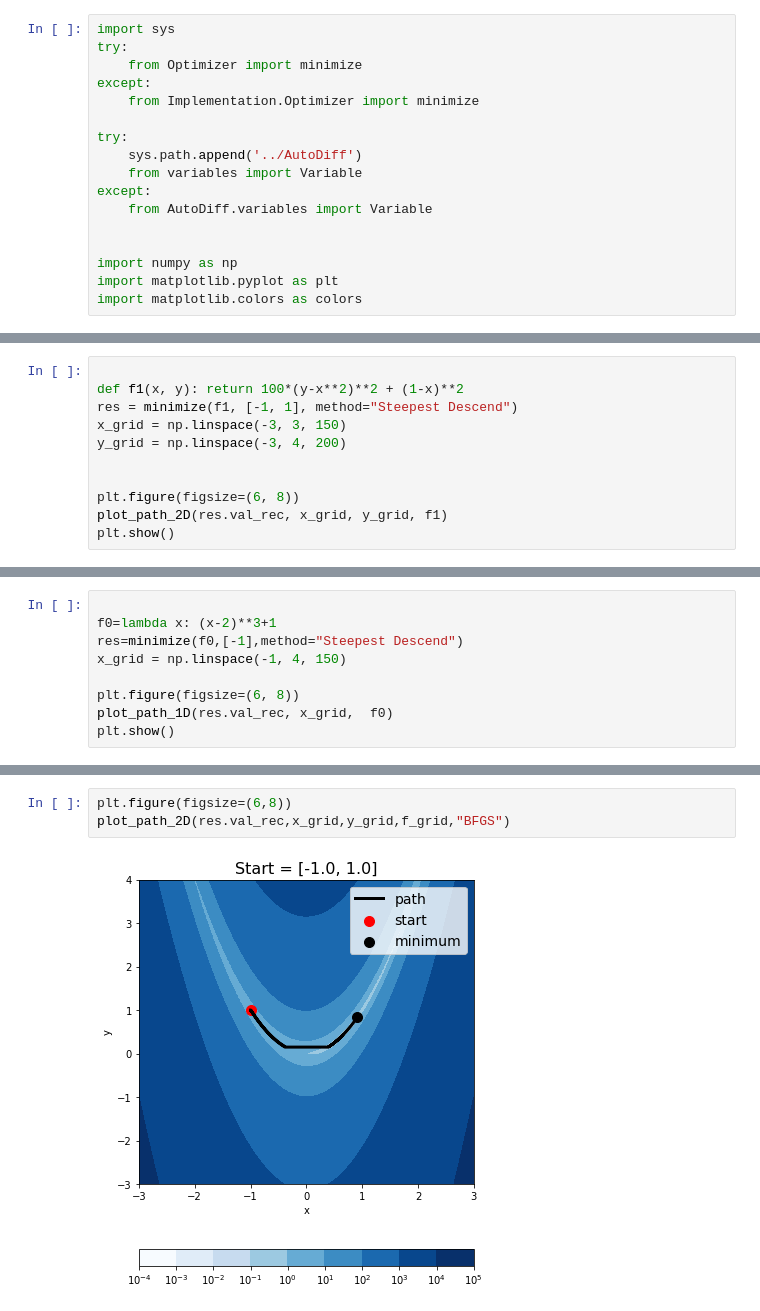
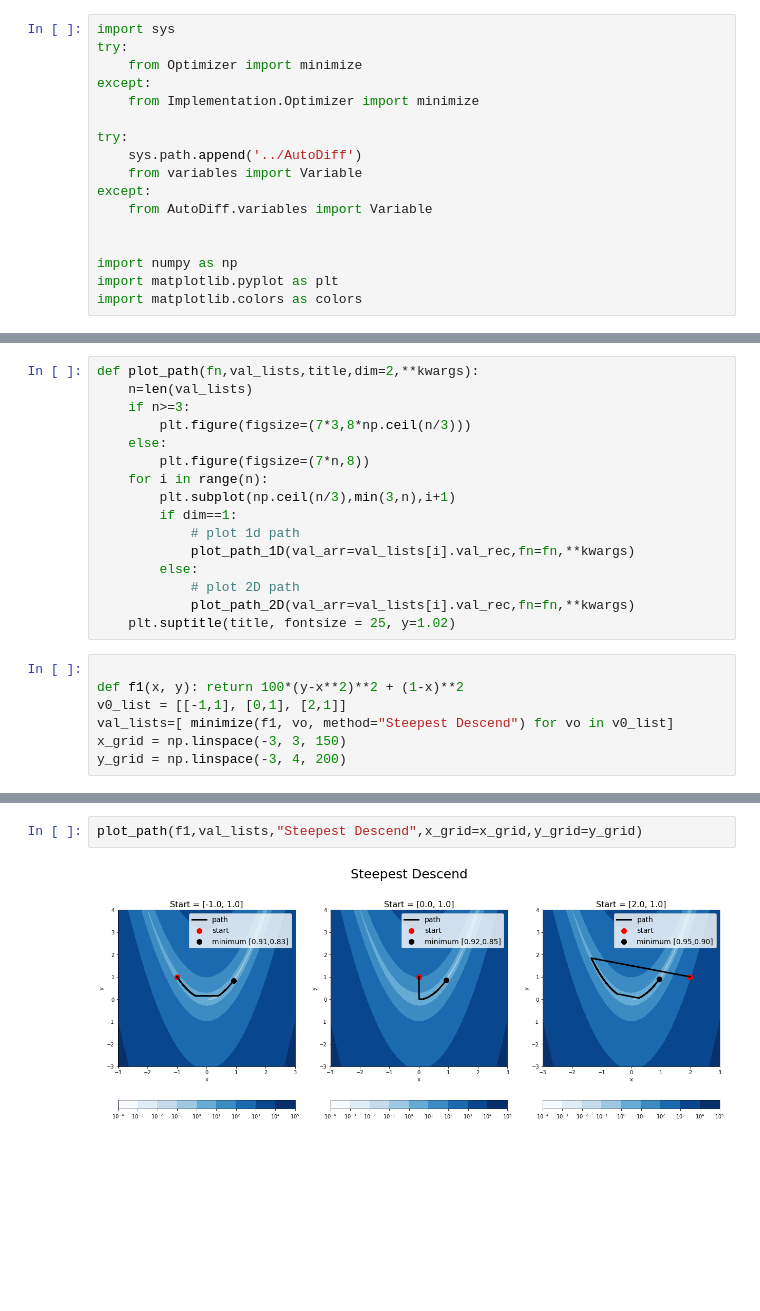
Before and after one commit to AutoDiffAll/cs207_FinalProject, a Jupyter notebook: Implementation/test_for_evaluate.ipynb, the cells around one changed output, grey strips where cells are left out. Drawn from its saved outputs; the diff is of its cells as text; blank space fills up the shorter version.

Commit message:
finish plot path

```diff
--- a/Implementation/test_for_evaluate.ipynb
+++ b/Implementation/test_for_evaluate.ipynb
@@ -104,11 +79,23 @@ plt.show()
+# %%
+def plot_path(fn,val_lists,title,dim=2,**kwargs):
+    n=len(val_lists)
+    if n>=3:
+        plt.figure(figsize=(7*3,8*np.ceil(n/3)))
+    else:
+        plt.figure(figsize=(7*n,8))
+    for i in range(n):
+        plt.subplot(np.ceil(n/3),min(3,n),i+1)
+        if dim==1:
+            # plot 1d path
+            plot_path_1D(val_arr=val_lists[i].val_rec,fn=fn,**kwargs)
+        else:
+            # plot 2D path
+            plot_path_2D(val_arr=val_lists[i].val_rec,fn=fn,**kwargs)
+    plt.suptitle(title, fontsize = 25, y=1.02)
 # %%
 
 def f1(x, y): return 100*(y-x**2)**2 + (1-x)**2
-res = minimize(f1, [-1, 1], method="Steepest Descend")
+v0_list = [[-1,1], [0,1], [2,1]]
+val_lists=[ minimize(f1, vo, method="Steepest Descend") for vo in v0_list]
 x_grid = np.linspace(-3, 3, 150)
 y_grid = np.linspace(-3, 4, 200)
-
-
-plt.figure(figsize=(6, 8))
-plot_path_2D(res.val_rec, x_grid, y_grid, f1)
-plt.show()
@@ -118,9 +101,0 @@ plt.show()
-# %%
-
-f0=lambda x: (x-2)**3+1
-res=minimize(f0,[-1],method="Steepest Descend")
-x_grid = np.linspace(-1, 4, 150)
-
-plt.figure(figsize=(6, 8))
-plot_path_1D(res.val_rec, x_grid,  f0)
-plt.show()
@@ -130,5 +102,4 @@ C:\Users\
-# %%
-plt.figure(figsize=(6,8))
-plot_path_2D(res.val_rec,x_grid,y_grid,f_grid,"BFGS")
-# %% [output]
-[figure, removed]
+# %%
+plot_path(f1,val_lists,"Steepest Descend",x_grid=x_grid,y_grid=y_grid)
+# %% [output]
+[figure, added]
```
Also changed, not shown: parts of 6 cells of this notebook, 2 other files.
